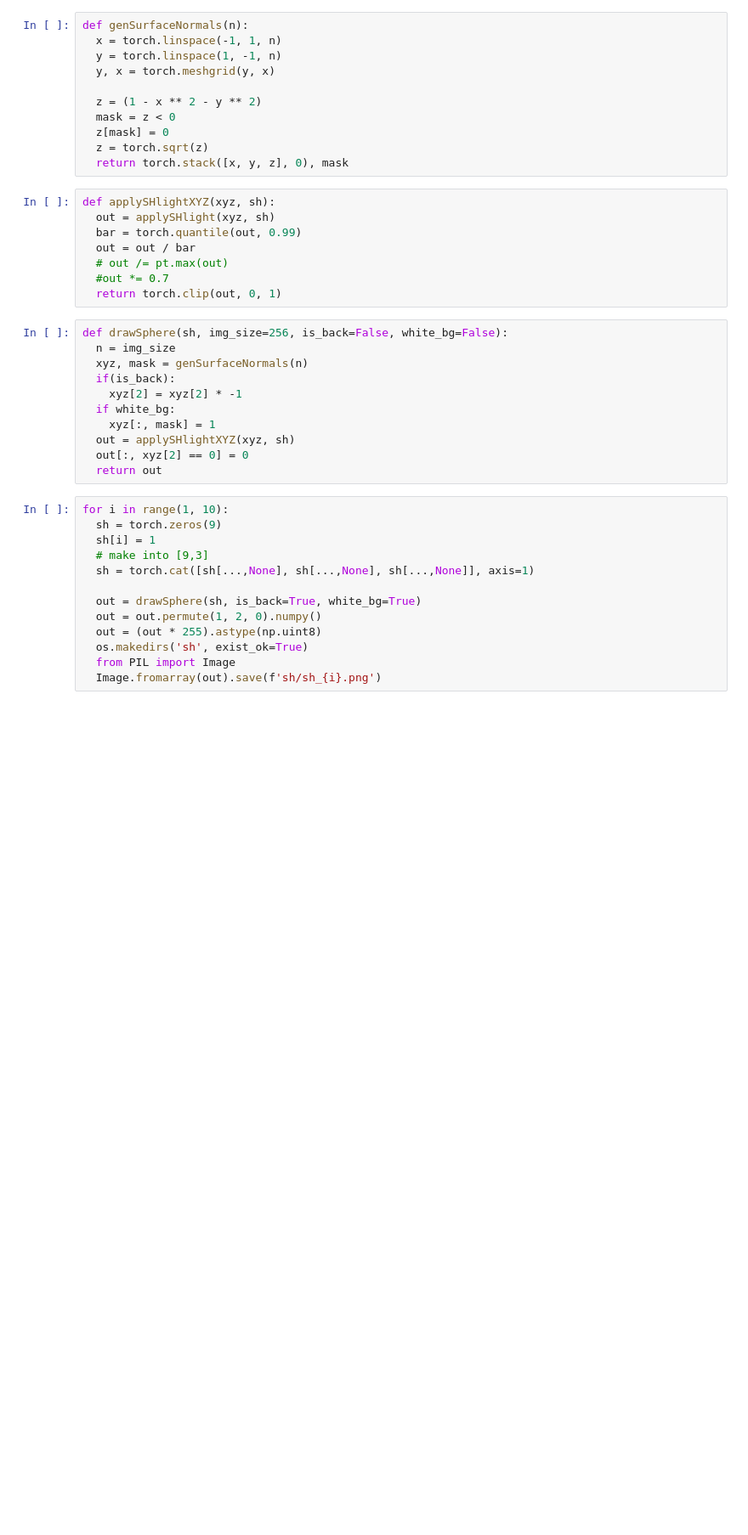
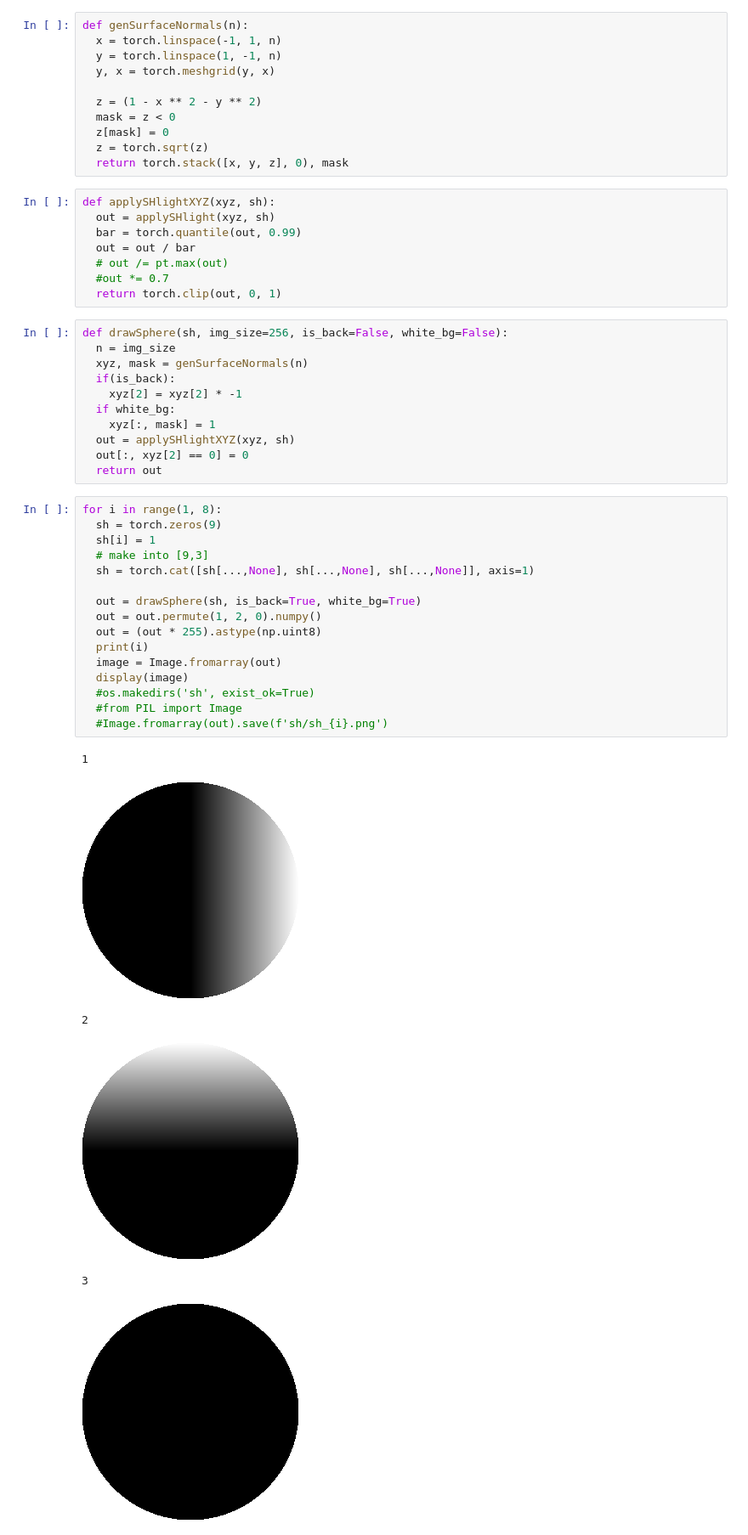
Before and after one commit to pureexe/sd-light-time, a Jupyter notebook: src/20240716/look_into_each_axis.ipynb, the cells around one changed output. Shown: that part at 85% size. Drawn from its saved outputs; the diff is of its cells as text; blank space fills up the shorter version.

```diff
--- a/src/20240716/look_into_each_axis.ipynb
+++ b/src/20240716/look_into_each_axis.ipynb
@@ -71,15 +72,25 @@ def drawSphere(sh, img_size=256, is_back=False, white_bg=False):
   out[:, xyz[2] == 0] = 0
   return out
 # %%
-for i in range(1, 10):
+for i in range(1, 8):
   sh = torch.zeros(9)
   sh[i] = 1
   # make into [9,3]
   sh = torch.cat([sh[...,None], sh[...,None], sh[...,None]], axis=1)
 
   out = drawSphere(sh, is_back=True, white_bg=True)
   out = out.permute(1, 2, 0).numpy()
   out = (out * 255).astype(np.uint8)
-  os.makedirs('sh', exist_ok=True)
-  from PIL import Image
-  Image.fromarray(out).save(f'sh/sh_{i}.png')
+  print(i)
+  image = Image.fromarray(out)
+  display(image)
+  #os.makedirs('sh', exist_ok=True)
+  #from PIL import Image
+  #Image.fromarray(out).save(f'sh/sh_{i}.png')
+# %% [output]
+1
+[figure, added]
+2
+[figure, added]
+3
+[figure, added]
```
Also changed, not shown: parts of 2 cells of this notebook, 6 other files.
